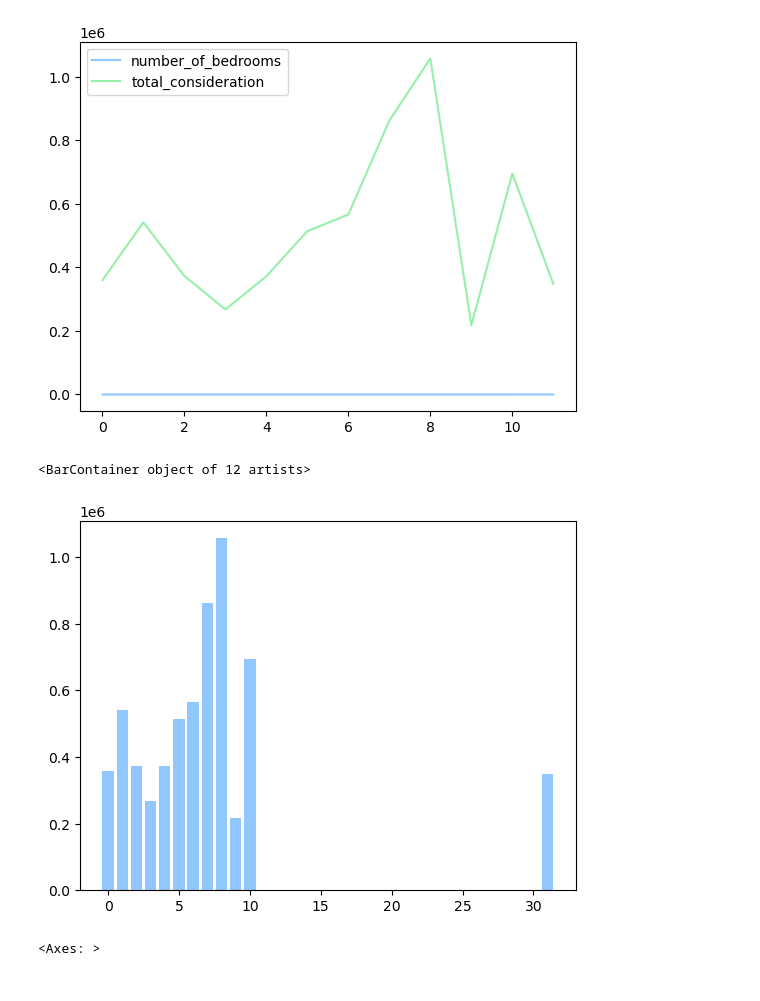
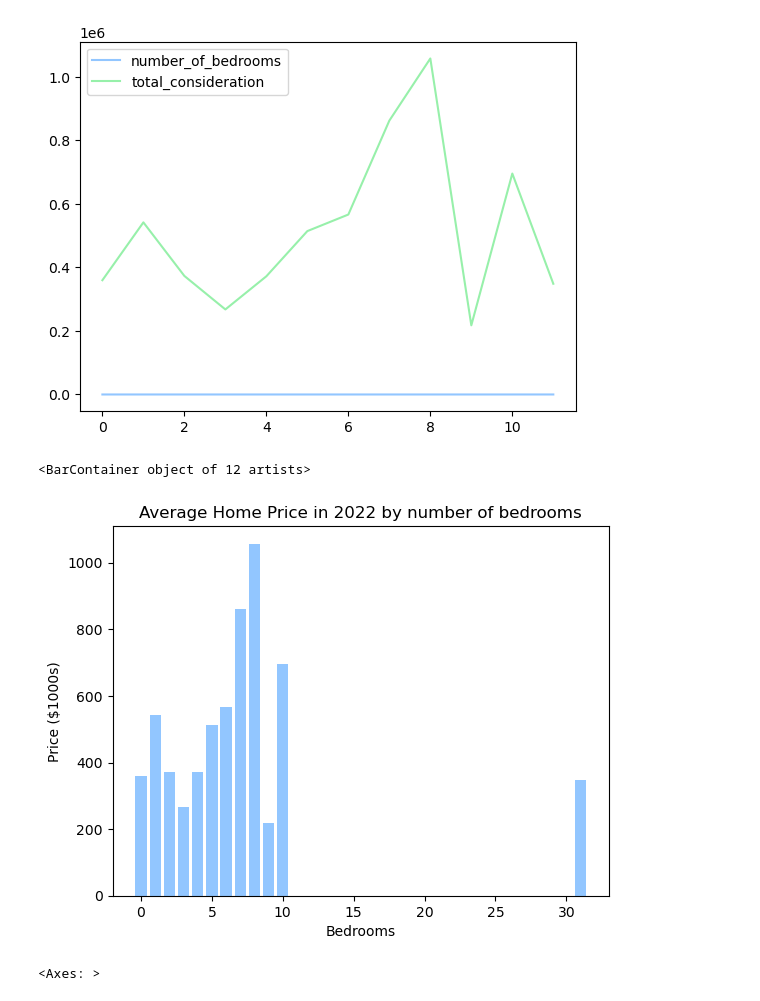
Before and after one commit to AGanguli/PhillyRealEstateEstimator, a Jupyter notebook: create-model.ipynb, the cells around one changed output. Cells and saved outputs as stored; diff of their text form; code cells hidden in the pictures.

```diff
--- a/create-model.ipynb
+++ b/create-model.ipynb
@@ -277,10 +336,15 @@ price_by_bedrooms.plot()
 [figure]
 # %%
 fig, ax = plt.subplots()
-ax.bar(price_by_bedrooms['number_of_bedrooms'], price_by_bedrooms['total_consideration'])
+ax.set(
+    title="Average Home Price in 2022 by number of bedrooms",
+    ylabel="Price ($1000s)",
+    xlabel="Bedrooms"
+)
+ax.bar(price_by_bedrooms['number_of_bedrooms'], price_by_bedrooms['total_consideration']/1000)
 # %% [output]
 <BarContainer object of 12 artists>
-[figure, old version]
+[figure, new version]
 # %%
 price_by_bathrooms.plot()
 # %% [output]
```
Also changed, not shown: parts of 19 cells of this notebook.
